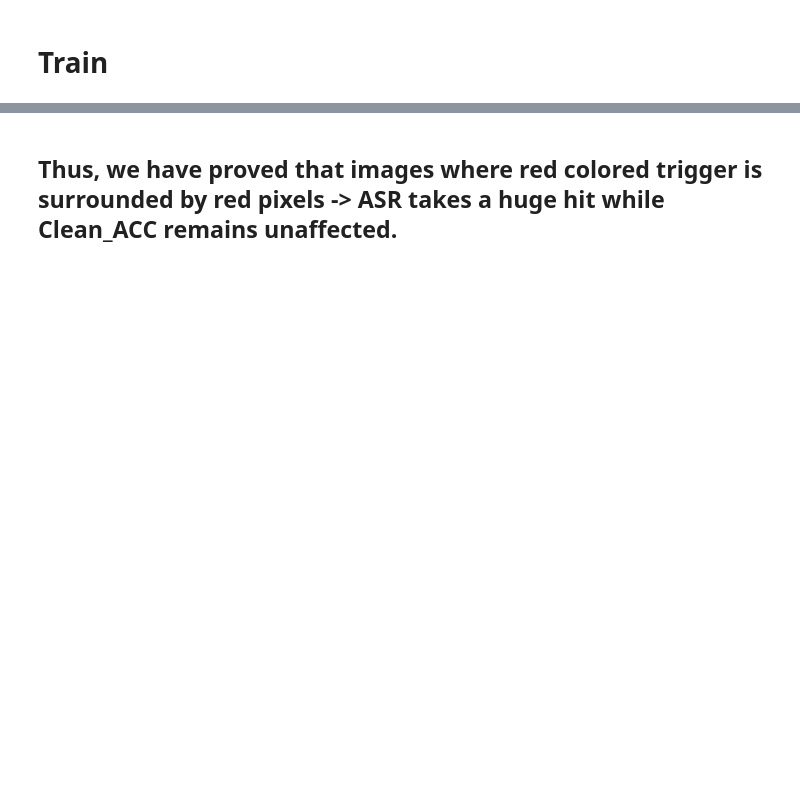
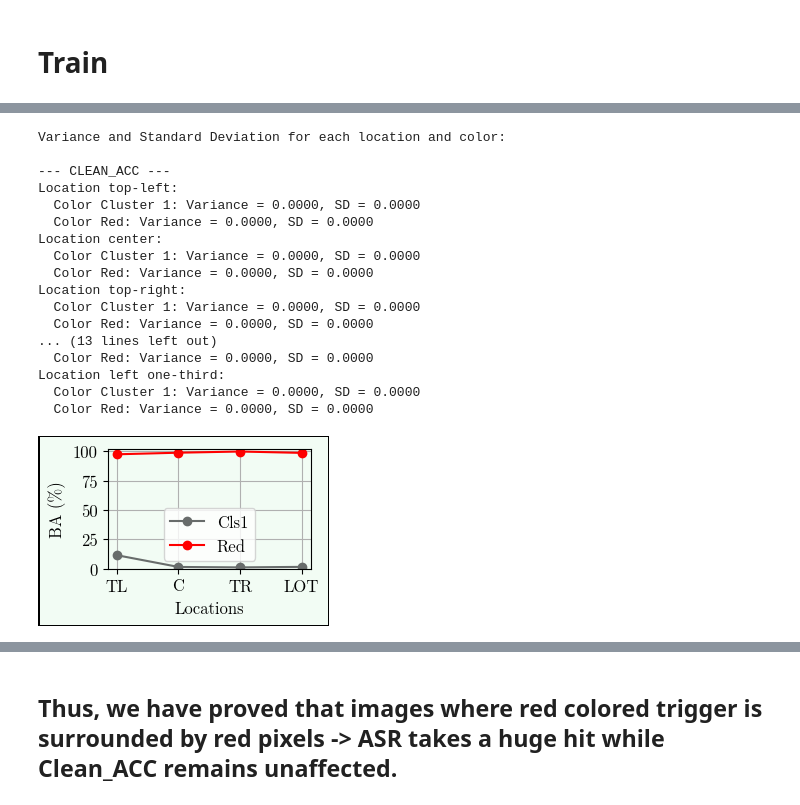
Before and after one commit to nishant-ingle/backdoors, a Jupyter notebook: pixel-resnet18-location.ipynb, the cells around one changed output, grey strips where cells are left out. Cells and saved outputs as stored; diff of their text form; code cells hidden in the pictures; blank space fills up the shorter version.

Commit message:
Kaggle Notebook | pixel resnet18 location | Version 10

```diff
--- a/pixel-resnet18-location.ipynb
+++ b/pixel-resnet18-location.ipynb
@@ -492,5 +539,5 @@ def get_clean_acc(net, test_dataset):
 # %%
 # get_clean_acc(net, test_dataset)
 # %%
-colors = [cls_14, red]
+colors = [cls_1, red]
 print(colors)
@@ -497,5 +546,5 @@ print(colors)
 # %%
-labels = ['Cluster 14', 'Red']
+labels = ['Cluster 1', 'Red']
 # %%
 import matplotlib.pyplot as plt
 import matplotlib.font_manager as fm
@@ -655,7 +706,7 @@ def get_asr(net, test_dataset):
   return test_loss, test_acc, tmp_test_dataset
 # %%
 test_dataset.color = colors[0]
-test_dataset.location = locations[0]
+test_dataset.location = locations[1]
 
 # _, asr, ds = get_asr(net, test_dataset)
 # print(asr)
@@ -675,6 +726,7 @@ import torch
 # 'test', 'get_clean_acc', 'get_asr', and 'writer' are defined elsewhere in your code.
 
 repeatition_count = 1
+d = {"clean_acc": { loc: {x: [] for x in labels} for loc in locations }, "asr": { loc: {x: [] for x in labels} for loc in locations }}
 
 for _ in range(repeatition_count):
     print(f"###: {_}")
@@ -701,10 +753,7 @@ for _ in range(repeatition_count):
             best_val_loss = float('inf')
             epochs_no_improve = 0
 
-            if os.path.exists(file_name):
-                print(f"Loading pre-trained model from: {file_name}")
-                net.load_state_dict(torch.load(file_name))
-            else:
+            if not os.path.exists(file_name):
                 train_dataset.trigger_probability = 0.010
 
                 criterion = nn.CrossEntropyLoss(label_smoothing=0.1)
@@ -732,6 +781,8 @@ for _ in range(repeatition_count):
                             print(f"Early stopping at epoch {epoch+1}")
                             break
 
+            print(f"Loading pre-trained model from: {file_name}")
+            net.load_state_dict(torch.load(file_name))
             # _, test_acc = get_clean_acc(net, test_dataset)
             d["clean_acc"][loc][labels[i]].append(0)
 
@@ -825,34 +929,53 @@ def plot_metric(d, metric, ylabel, fig_size=(4, 8), y_format='%.2f'):
 
     for idx, color_name in enumerate(labels):
         col = colors[idx].numpy()
         values_per_loc = [d[metric][loc][color_name] for loc in locations]
         means = [mean_and_ci(v)[0] for v in values_per_loc]
         # cis = [mean_and_ci(v)[1] for v in values_per_loc]
         ax.plot(locations, means, marker='o', linestyle='-', color=col, label=color_name.replace('Brighter', 'Light').replace('Cluster ', 'Cls'))
         # ax.errorbar(locations, means, yerr=cis, fmt='o', capsize=5, color=col)
     ax.set_xlabel('Locations', fontproperties=font12, labelpad=5)
     ax.set_ylabel(ylabel, fontproperties=font12, labelpad=5)
     ax.grid(True)
     ax.set_xticks(locations)
     ax.set_xticklabels([normalize_label(x) for x in locations], fontproperties=font12, rotation=0, ha='center')
     formatter = mtick.FormatStrFormatter(y_format)
     ax.yaxis.set_major_formatter(formatter)
     ax.tick_params(axis='y', labelsize=16)
     ax.set_ylim(0, 102)
     ax.set_yticks([0, 25, 50, 75, 100])
 
     # plt.title('CIFAR-10 Locations', fontproperties=font12)
     for label in ax.get_yticklabels():
         label.set_fontproperties(font12)
     ax.legend(loc='lower center', prop=font12)
     plt.tight_layout()
     plt.savefig(f'pixel location resnet train {metric}.pdf', bbox_inches='tight')
 
 # Plot for clean_acc
-plot_metric(d, 'clean_acc', 'Clean ACC (%)', fig_size=(3, 2.5), y_format='%.2f')
+# plot_metric(d, 'clean_acc', 'Clean ACC (%)', fig_size=(3, 2.5), y_format='%.2f')
 
 # Plot for asr
 plot_metric(d, 'asr', 'BA (%)', fig_size=(3, 2), y_format='%.0f')
+# %% [output]
+Variance and Standard Deviation for each location and color:
+
+--- CLEAN_ACC ---
+Location top-left:
+  Color Cluster 1: Variance = 0.0000, SD = 0.0000
+  Color Red: Variance = 0.0000, SD = 0.0000
+Location center:
+  Color Cluster 1: Variance = 0.0000, SD = 0.0000
+  Color Red: Variance = 0.0000, SD = 0.0000
+Location top-right:
+  Color Cluster 1: Variance = 0.0000, SD = 0.0000
+  Color Red: Variance = 0.0000, SD = 0.0000
+... (13 lines left out)
+  Color Red: Variance = 0.0000, SD = 0.0000
+Location left one-third:
+  Color Cluster 1: Variance = 0.0000, SD = 0.0000
+  Color Red: Variance = 0.0000, SD = 0.0000
+[figure, added]
 # %%
 test_dataset.trigger_probability = 1.0
 for loc in locations:
```
Also changed, not shown: parts of 54 cells of this notebook.
